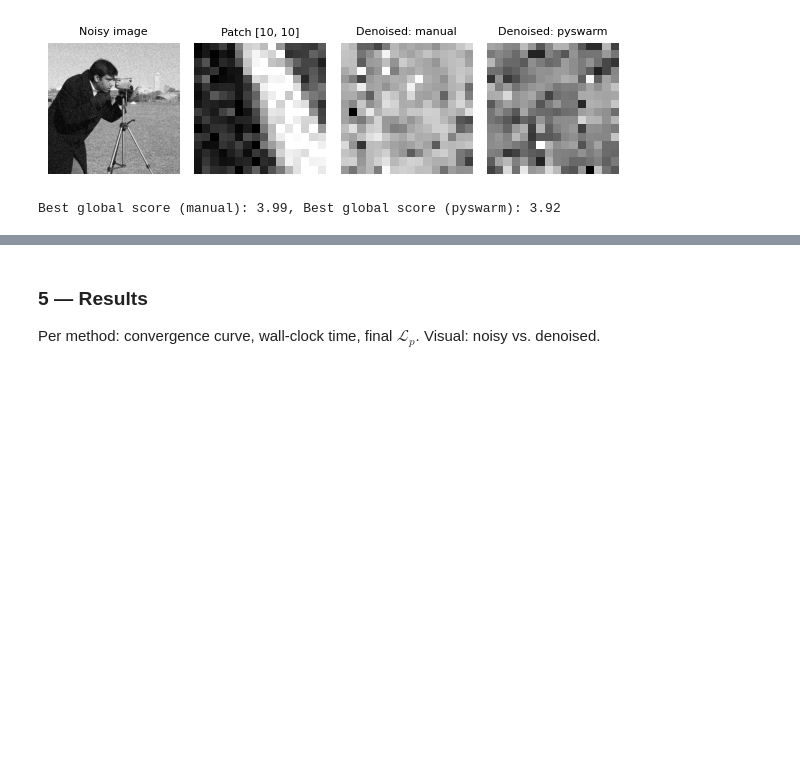
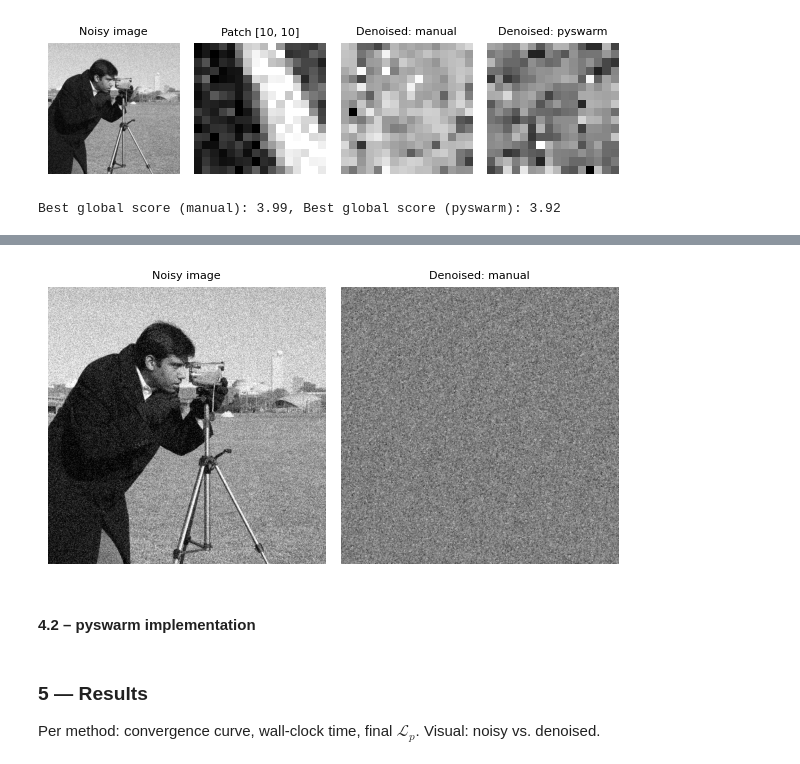
Before and after one commit to cguerreroto/co3, a Jupyter notebook: PSO_1.ipynb, the cells around one changed output, grey strips where cells are left out. Drawn from its saved outputs; the diff is of its cells as text; code cells hidden in the pictures; blank space fills up the shorter version.

Commit message:
whole-image tiling and denoising – needs tweaking

```diff
--- a/PSO_1.ipynb
+++ b/PSO_1.ipynb
@@ -274,0 +300,42 @@ Boundary artefacts expected: cross-patch TV terms are dropped in the per-patch d
+# %%
+def denoise_patch_manual(v_patch):
+    u_particles, u_velocity, u_best_p, u_best_scores, g_best_p, g_best_scores = initialize_swarm(v_patch)
+    g_best_scores, g_best_p = pso_loop(v_patch, u_particles, u_velocity, u_best_p, u_best_scores, g_best_p, g_best_scores)
+    return g_best_p.reshape(patch_shape)
+# %%
+# batch process image patches
+# here: stitch patches back: list → (1024, 16, 16) → (32, 32, 16, 16) →
+# transpose to (32, 16, 32, 16) so pixels of the same image row are adjacent → (512, 512)
+
+def denoise_image_manual(im_n):
+    patches_im_n = util.view_as_blocks(im_n, patch_shape)
+    v_patches = patches_im_n.reshape(-1, *patch_shape)
+
+    with multiprocessing.Pool() as pool:
+        denoised_patches = pool.map(denoise_patch_manual, v_patches)
+
+    denoised_patches_arr = np.array(denoised_patches)
+    n_rows = im_n.shape[0] // patch_shape[0]
+    n_cols = im_n.shape[1] // patch_shape[1]
+    den_reshaped = denoised_patches_arr.reshape(n_rows, n_cols, patch_shape[0], patch_shape[1])
+    den_final = den_reshaped.transpose(0, 2, 1, 3).reshape(im_n.shape)
+    return den_final
+# %%
+denoised_im = denoise_image_manual(im_n)
+# %%
+# visualize
+fig, axes = plt.subplots(1, 2, figsize=(6, 4))
+axes[0].imshow(im_n, cmap="gray")
+axes[0].set_title("Noisy image", fontsize=8)
+axes[0].axis("off")
+
+axes[1].imshow(denoised_im, cmap="gray")
+axes[1].set_title("Denoised: manual", fontsize=8)
+axes[1].axis("off")
+
+plt.tight_layout()
+plt.show()
+# %% [output]
+[figure, added]
+# %% [markdown]
+#### 4.2 – pyswarm implementation
```
Also changed, not shown: parts of 9 cells of this notebook.
